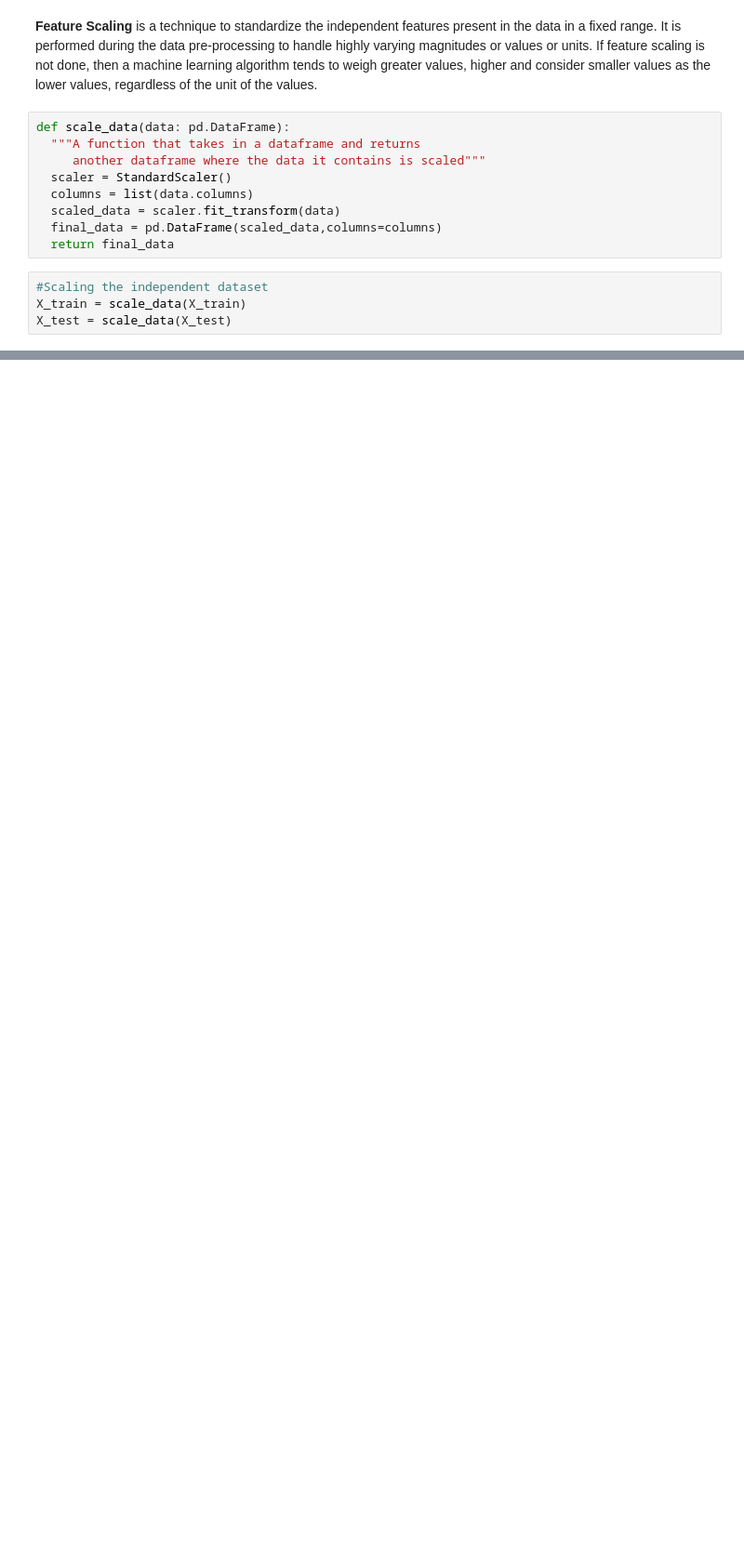
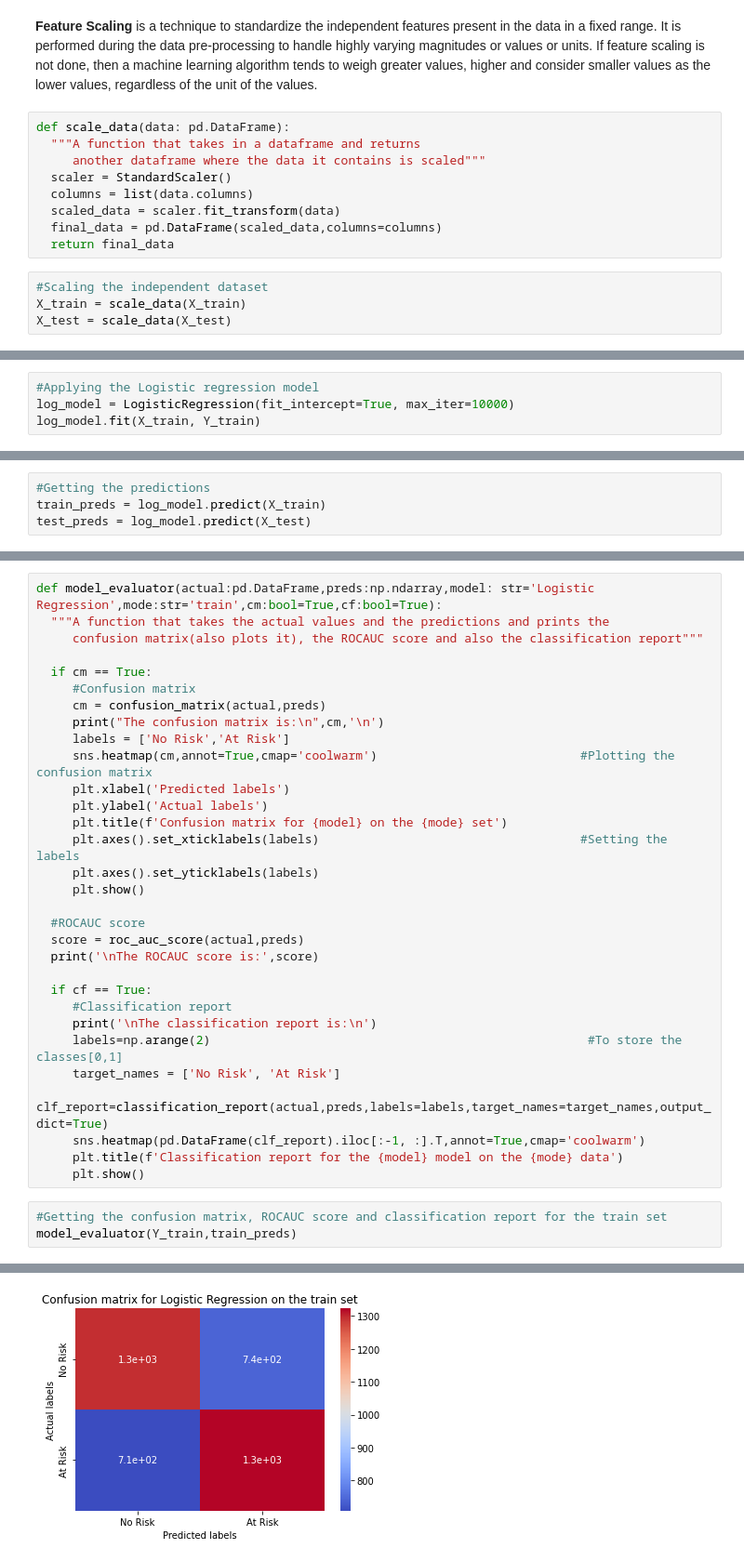
Before and after one commit to Syed-Adnan-S/Cardiovascular-Risk-Prediction, a Jupyter notebook: Cardiovascular_Risk_Prediction_Capstone_Project_Syed_Adnan_S.ipynb, the cells around one changed output, grey strips where cells are left out. Shown at 93% size. Saved outputs shown, nothing was run; the diff lists cells and outputs as text; blank space fills up the shorter version.

```diff
--- a/Cardiovascular_Risk_Prediction_Capstone_Project_Syed_Adnan_S.ipynb
+++ b/Cardiovascular_Risk_Prediction_Capstone_Project_Syed_Adnan_S.ipynb
@@ -717,0 +811,4 @@ X_test = scale_data(X_test)
+# %%
+#Applying the Logistic regression model
+log_model = LogisticRegression(fit_intercept=True, max_iter=10000)
+log_model.fit(X_train, Y_train)
@@ -717,0 +817,4 @@ X_test = scale_data(X_test)
+# %%
+#Getting the predictions
+train_preds = log_model.predict(X_train)
+test_preds = log_model.predict(X_test)
@@ -717,0 +827,35 @@ X_test = scale_data(X_test)
+# %%
+def model_evaluator(actual:pd.DataFrame,preds:np.ndarray,model: str='Logistic Regression',mode:str='train',cm:bool=True,cf:bool=True):
+  """A function that takes the actual values and the predictions and prints the
+     confusion matrix(also plots it), the ROCAUC score and also the classification report"""
+
+  if cm == True:
+     #Confusion matrix
+     cm = confusion_matrix(actual,preds)
+     print("The confusion matrix is:\n",cm,'\n')
+     labels = ['No Risk','At Risk']
+     sns.heatmap(cm,annot=True,cmap='coolwarm')                            #Plotting the confusion matrix
+     plt.xlabel('Predicted labels')
+     plt.ylabel('Actual labels')
+     plt.title(f'Confusion matrix for {model} on the {mode} set')
+     plt.axes().set_xticklabels(labels)                                    #Setting the labels
+     plt.axes().set_yticklabels(labels)
+     plt.show()
+
+  #ROCAUC score
+  score = roc_auc_score(actual,preds)
+  print('\nThe ROCAUC score is:',score)
+
+  if cf == True:
+     #Classification report
+     print('\nThe classification report is:\n')
+     labels=np.arange(2)                                                    #To store the classes[0,1]
+     target_names = ['No Risk', 'At Risk']
+     clf_report=classification_report(actual,preds,labels=labels,target_names=target_names,output_dict=True)
+     sns.heatmap(pd.DataFrame(clf_report).iloc[:-1, :].T,annot=True,cmap='coolwarm')
+     plt.title(f'Classification report for the {model} model on the {mode} data')
+     plt.show()
+# %%
+#Getting the confusion matrix, ROCAUC score and classification report for the train set
+model_evaluator(Y_train,train_preds)
+# %% [output]
@@ -717,0 +865 @@ X_test = scale_data(X_test)
+[figure, added]
```
Also changed, not shown: parts of 35 cells of this notebook.
